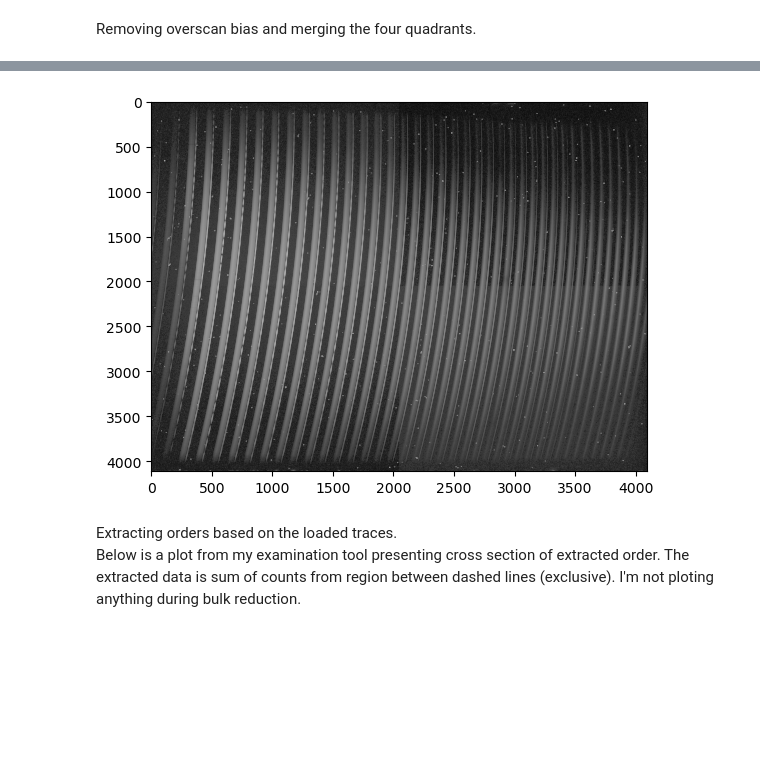
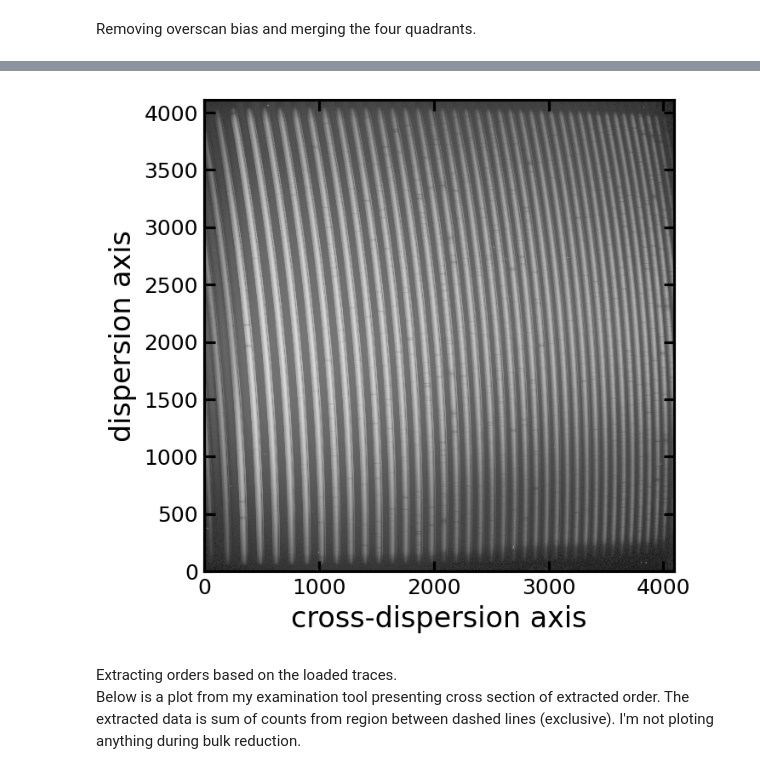
Before and after one commit to joakru-astro/veloce_reduction, a Jupyter notebook: step_by_step_extraction.ipynb, the cells around one changed output, grey strips where cells are left out. Saved outputs shown, nothing was run; the diff lists cells and outputs as text; code cells hidden in the pictures; blank space fills up the shorter version.

```diff
--- a/step_by_step_extraction.ipynb
+++ b/step_by_step_extraction.ipynb
@@ -17,22 +59,23 @@ It is done outside of my extraction function
 config = {
     # primary information for the reduction
     'reduce': 'run',  # what to reduce options: 'run', 'night', or 'file'
-    'date': '230826',  # date of the observation (YYMMDD), if 'reduce' is 'night' or 'file'
-    'filename': '26aug20146.fits',  # name of the file to reduce, if 'reduce' is 'file'
-    'science_targets': 'targets.dat',  # file containing a list of science targets
-    'calib_type': 'SimLC',  # Wavelength calibration to use SimLC, SimThXe (not implemented), Interpolate_lc (LC not implemented), Interpolate_th (Th, not implemented), or Static
+    'date': '230726',  # date of the observation (YYMMDD), if 'reduce' is 'night' or 'file'
+    'filename': '26jul20137.fits',  # name of the file to reduce, if 'reduce' is 'file'
+    'science_targets': ['10700'],  # file containing a list of science targets
+    'calib_type': 'arcTh',  # Wavelength calibration to use SimLC, SimThXe (not implemented), Interpolate_lc (LC not implemented), Interpolate_th (Th, not implemented), or Static
     # secondary information for the reduction
-    'use_log': True,  # True or False, if True the code will use the log files to identify the files
+    'use_log': False,  # True or False, if True the code will use the log files to identify the files
     'arm': 'green',  # Which arm to reduce 'all', 'red', 'green' or 'blue'
     'amplifier_mode': 4,  # 2 or 4
     'validate_trace': True,  # True or False, if True the code will cross-correlate FibFlat with reference to determine offset of the trace(s)
     'sim_calib': True,  # Flag indicating if the simultaneous calibration was used True or False
     'plot_diagnostic': True,  # True or False
-    'scattered_light': True,  # try to remove scattered light (background) True or False
-    'flat_field': True,  # these are fiber flats (white light fiber spectrum) used for pixel sensitivity True or False
+    'scattered_light': False,  # try to remove scattered light (background) True or False
+    'flat_field': False,  # these are fiber flats (white light fiber spectrum) used for pixel sensitivity True or False
 
     # part responsible for the paths
-    'input_dir': 'Data/Raw/CSV_Run',  # path to the directory with data (the input directory should include subdirectories for nights)
+    # 'input_dir': 'Data/Raw/CSV_Run',  # path to the directory with data (the input directory should include subdirectories for nights)
+    'input_dir': '/home/usqobserver2/VeloceData/TauCeti_archive/',  # path to the directory with data (the input directory should include subdirectories for nights)
     'output_dir': 'Data/Extracted/Step-by-step',  # path to the directory where extracted data will be stored (i.e. output directory)
 
     # below are paths where code will store intermediate files and diagnostics
@@ -49,7 +92,7 @@ config = {
     'wave_dir': 'Default',  # path to the directory with reference wavelength solution
 }
 
-# veloce_paths = veloce_config.VelocePaths.from_config(config)
+veloce_paths = veloce_config.VelocePaths.from_config(config)
 science_targets = veloce_config.load_target_list(config['science_targets'])
 # %% [markdown]
 ##### Directory structure <br>
@@ -83 +129,4 @@ trace_filename = os.path.join(veloce_paths.trace_dir, f'veloce_{arm}_4amp_sim_ca
 traces = veloce_reduction_tools.Traces.load_traces(trace_filename)
+# %%
+ORDER, COEFFS, MATCH_LAM, MATCH_PIX, MATCH_LRES, GUESS_LAM, Y0 = veloce_reduction_tools.load_prefitted_wave(
+        arm=arm, wave_calib_slice=traces.wave_calib_slice, wave_path=veloce_paths.wave_dir)
@@ -103,9 +162,11 @@ image_subtracted_bias = veloce_reduction_tools.remove_overscan_bias(image_data,
 # %%
 plt.close('all')
-plt.imshow(image_subtracted_bias, aspect='auto', cmap='gray', norm='symlog')
+plt.imshow(image_subtracted_bias, aspect='equal', cmap='gray', norm='symlog', origin='lower')
+plt.xlabel('cross-dispersion axis')
+plt.ylabel('dispersion axis')
 plt.show()
 # %% [output]
-[figure, old version]
+[figure, new version]
 # %% [markdown]
 Extracting orders based on the loaded traces.<br>
 Below is a plot from my examination tool presenting cross section of extracted order. The extracted data is sum of counts from region between dashed lines (exclusive). I'm not ploting anything during bulk reduction.
```
Also changed, not shown: parts of 33 cells of this notebook, 18 other files.
